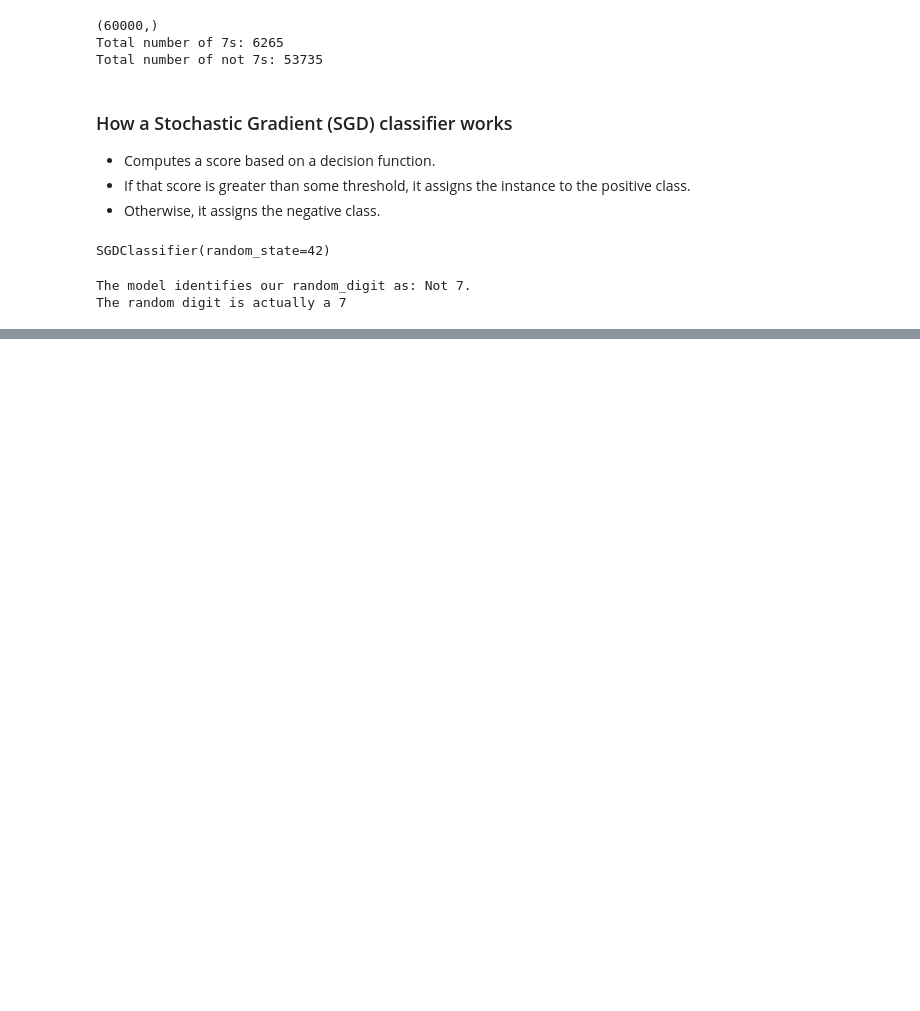
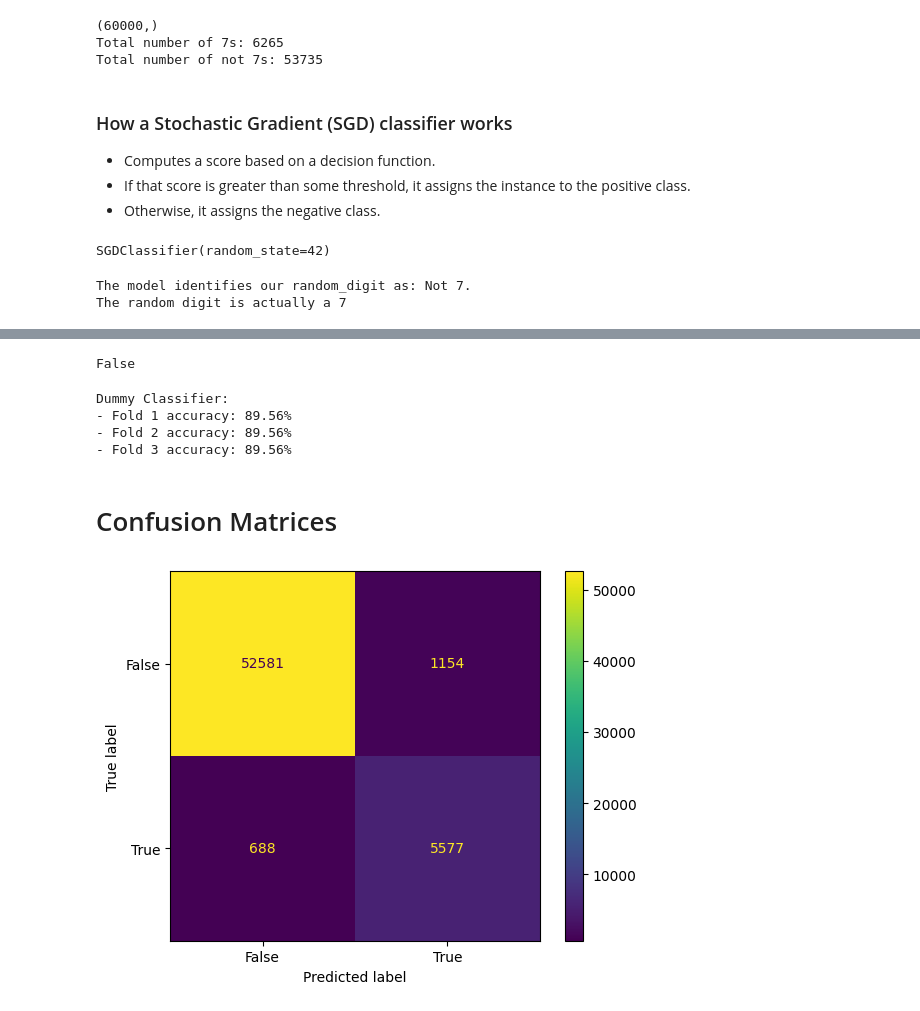
Before and after one commit to TevinAchong/hands-on-ml, a Jupyter notebook: chapter_03/chapter_03_cleaned.ipynb, the cells around one changed output, grey strips where cells are left out. Drawn from its saved outputs; the diff is of its cells as text; code cells hidden in the pictures; blank space fills up the shorter version.

Commit message:
confusion matrix

```diff
--- a/chapter_03/chapter_03_cleaned.ipynb
+++ b/chapter_03/chapter_03_cleaned.ipynb
@@ -80,0 +138,35 @@ The random digit is actually a 7
+# %%
+from sklearn.dummy import DummyClassifier
+
+dummy_clf = DummyClassifier()
+dummy_clf.fit(X_train, y_train_7)
+print(any(dummy_clf.predict(X_train))) # Check if any items in the list are true
+
+# Evaluate the dummy classifier (which always predicts false) 's accuracy
+dummy_accuracy_scores = cross_val_score(dummy_clf, X_train, y_train_7, cv=3, scoring='accuracy')
+# %% [output]
+False
+# %%
+print("Dummy Classifier:")
+for i in range(len(dummy_accuracy_scores)):
+    print(f"- Fold {i+1} accuracy: {round(dummy_accuracy_scores[i]*100, 2)}%")
+# %% [output]
+Dummy Classifier:
+- Fold 1 accuracy: 89.56%
+- Fold 2 accuracy: 89.56%
+- Fold 3 accuracy: 89.56%
+# %% [markdown]
+# Confusion Matrices
+# %%
+from sklearn.model_selection import cross_val_predict
+
+# cross_val_predict returns the PREDICTIONS made on each fold (instead of the score)
+y_train_7_predictions = cross_val_predict(sgd_clf, X_train, y_train_7, cv=3)
+# %%
+from sklearn.metrics import confusion_matrix
+from sklearn.metrics import ConfusionMatrixDisplay
+
+ConfusionMatrixDisplay.from_predictions(y_train_7, y_train_7_predictions)
+plt.show()
+# %% [output]
+[figure, added]
```
Also changed, not shown: parts of 5 cells of this notebook.
